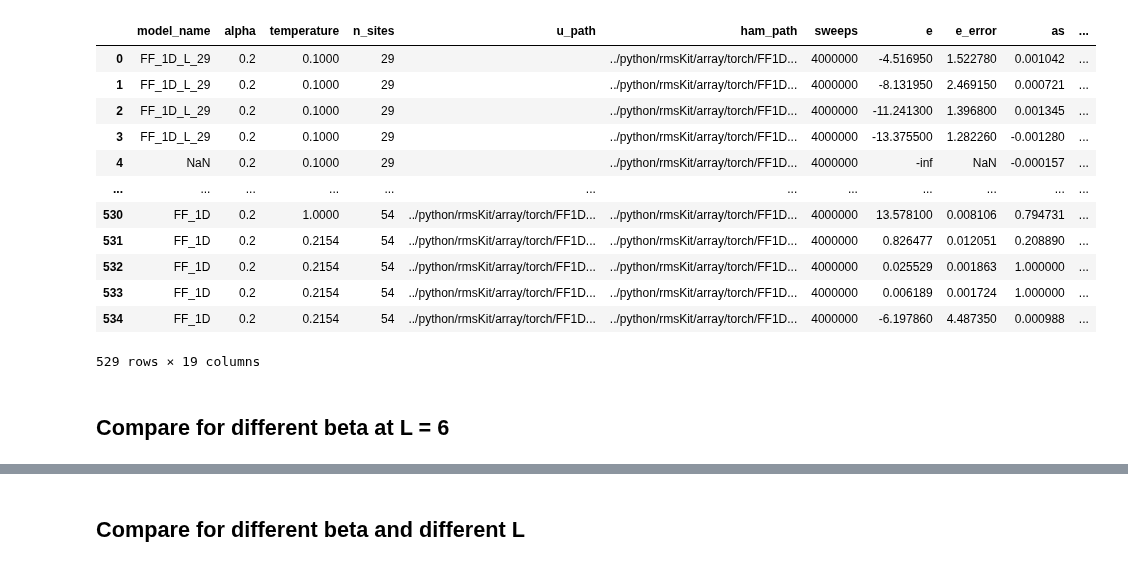
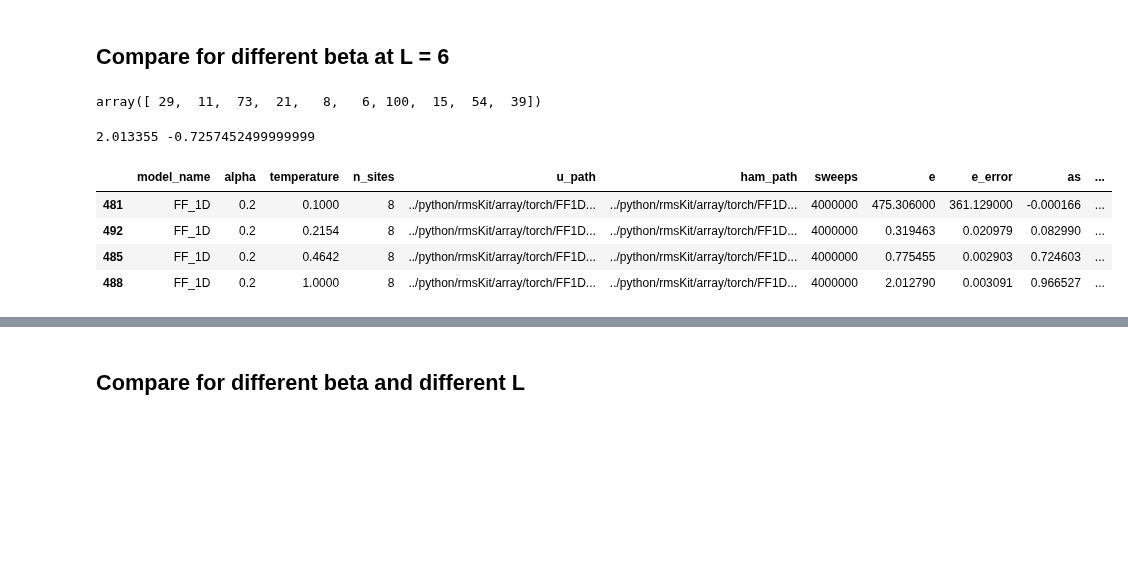
Before and after one commit to MKrbm/worms, a Jupyter notebook: python/rmsKit/visualize/visualize_FF.ipynb, the cells around one changed output, grey strips where cells are left out. Saved outputs shown, nothing was run; the diff lists cells and outputs as text; code cells hidden in the pictures; blank space fills up the shorter version.

```diff
--- a/python/rmsKit/visualize/visualize_FF.ipynb
+++ b/python/rmsKit/visualize/visualize_FF.ipynb
@@ -16,22 +16,28 @@ def get_seed_and_loss(file_path):
     return df
 df = get_seed_and_loss("../../worm_result")
 df = df[df.sweeps == 4*10**6]
-# %%
-df
-# %% [output]
-|  | model_name | alpha | temperature | n_sites | u_path | ham_path | sweeps | e | e_error | as | ... |
-| 0 | FF_1D_L_29 | 0.2 | 0.1000 | 29 |  | ../python/rmsKit/array/torch/FF1D... | 4000000 | -4.516950 | 1.522780 | 0.001042 | ... |
-| 1 | FF_1D_L_29 | 0.2 | 0.1000 | 29 |  | ../python/rmsKit/array/torch/FF1D... | 4000000 | -8.131950 | 2.469150 | 0.000721 | ... |
-| 2 | FF_1D_L_29 | 0.2 | 0.1000 | 29 |  | ../python/rmsKit/array/torch/FF1D... | 4000000 | -11.241300 | 1.396800 | 0.001345 | ... |
-| 3 | FF_1D_L_29 | 0.2 | 0.1000 | 29 |  | ../python/rmsKit/array/torch/FF1D... | 4000000 | -13.375500 | 1.282260 | -0.001280 | ... |
-| 4 | NaN | 0.2 | 0.1000 | 29 |  | ../python/rmsKit/array/torch/FF1D... | 4000000 | -inf | NaN | -0.000157 | ... |
-| ... | ... | ... | ... | ... | ... | ... | ... | ... | ... | ... | ... |
-| 530 | FF_1D | 0.2 | 1.0000 | 54 | ../python/rmsKit/array/torch/FF1D... | ../python/rmsKit/array/torch/FF1D... | 4000000 | 13.578100 | 0.008106 | 0.794731 | ... |
-| 531 | FF_1D | 0.2 | 0.2154 | 54 | ../python/rmsKit/array/torch/FF1D... | ../python/rmsKit/array/torch/FF1D... | 4000000 | 0.826477 | 0.012051 | 0.208890 | ... |
-| 532 | FF_1D | 0.2 | 0.2154 | 54 | ../python/rmsKit/array/torch/FF1D... | ../python/rmsKit/array/torch/FF1D... | 4000000 | 0.025529 | 0.001863 | 1.000000 | ... |
-| 533 | FF_1D | 0.2 | 0.2154 | 54 | ../python/rmsKit/array/torch/FF1D... | ../python/rmsKit/array/torch/FF1D... | 4000000 | 0.006189 | 0.001724 | 1.000000 | ... |
-| 534 | FF_1D | 0.2 | 0.2154 | 54 | ../python/rmsKit/array/torch/FF1D... | ../python/rmsKit/array/torch/FF1D... | 4000000 | -6.197860 | 4.487350 | 0.000988 | ... |
-529 rows × 19 columns
 # %% [markdown]
 ## Compare for different beta at L = 6
+# %%
+df.n_sites.unique()
+# %% [output]
+array([ 29,  11,  73,  21,   8,   6, 100,  15,  54,  39])
+# %%
+data = np.concatenate([df_dict["mel"]['e'], df_dict["none"]['e']])
+Q1 = np.percentile(data, 25)
+Q3 = np.percentile(data, 75)
+IQR = Q3 - Q1
+lower_bound = Q1 - 1.5 * IQR
+upper_bound = Q3 + 1.5 * IQR
+print(Q3, Q1)
+# %% [output]
+2.013355 -0.7257452499999999
+# %%
+df_dict["mel"]
+# %% [output]
+|  | model_name | alpha | temperature | n_sites | u_path | ham_path | sweeps | e | e_error | as | ... |
+| 481 | FF_1D | 0.2 | 0.1000 | 8 | ../python/rmsKit/array/torch/FF1D... | ../python/rmsKit/array/torch/FF1D... | 4000000 | 475.306000 | 361.129000 | -0.000166 | ... |
+| 492 | FF_1D | 0.2 | 0.2154 | 8 | ../python/rmsKit/array/torch/FF1D... | ../python/rmsKit/array/torch/FF1D... | 4000000 | 0.319463 | 0.020979 | 0.082990 | ... |
+| 485 | FF_1D | 0.2 | 0.4642 | 8 | ../python/rmsKit/array/torch/FF1D... | ../python/rmsKit/array/torch/FF1D... | 4000000 | 0.775455 | 0.002903 | 0.724603 | ... |
+| 488 | FF_1D | 0.2 | 1.0000 | 8 | ../python/rmsKit/array/torch/FF1D... | ../python/rmsKit/array/torch/FF1D... | 4000000 | 2.012790 | 0.003091 | 0.966527 | ... |
 # %%
```
Also changed, not shown: parts of 2 cells of this notebook, 2 other files.
